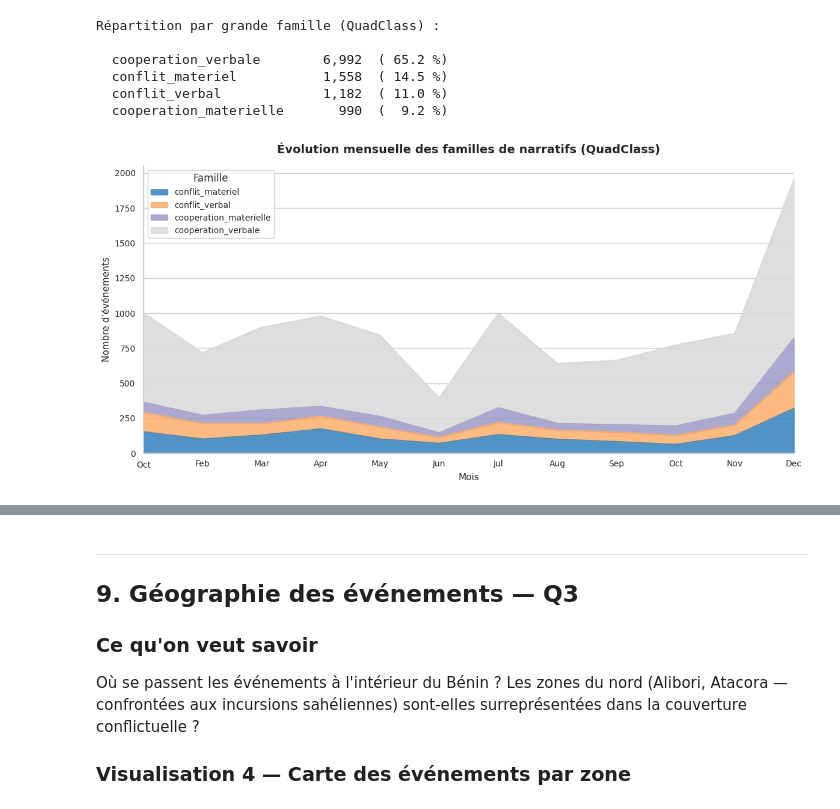
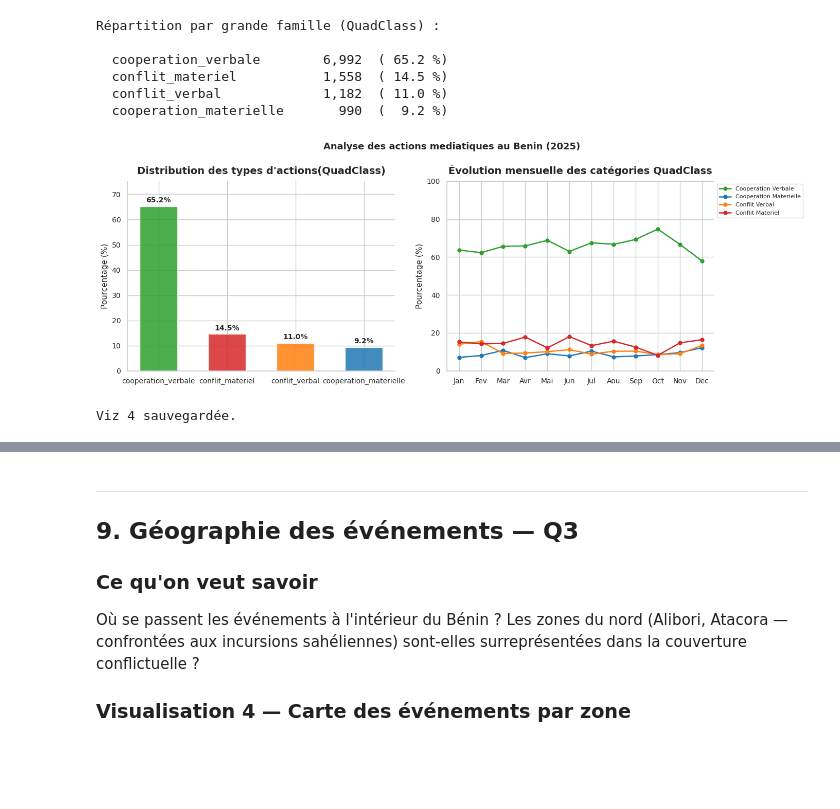
Before and after one commit to CarineEpitech/Hackathon_Isheero_Team04, a Jupyter notebook: notebooks/eda.ipynb, the cells around one changed output, grey strips where cells are left out. Cells and saved outputs as stored; diff of their text form; code cells hidden in the pictures; blank space fills up the shorter version.

Commit message:
add: viz quadclasses

```diff
--- a/notebooks/eda.ipynb
+++ b/notebooks/eda.ipynb
@@ -828,24 +821,64 @@ Répartition par grande famille (QuadClass) :
   conflit_materiel           1,558  ( 14.5 %)
   conflit_verbal             1,182  ( 11.0 %)
   cooperation_materielle       990  (  9.2 %)
-# %%
-# Évolution mensuelle des 4 familles
-narratifs_mensuel = df.groupby(['mois_annee', 'quadclass_label']).size().unstack(fill_value=0)
-narratifs_mensuel.index = pd.to_datetime(narratifs_mensuel.index)
-narratifs_mensuel = narratifs_mensuel.sort_index()
-
-fig, ax = plt.subplots(figsize=(12, 6))
-narratifs_mensuel.plot(kind='area', stacked=True, ax=ax,
-                       colormap='tab20c', alpha=0.85)
-ax.set_title("Évolution mensuelle des familles de narratifs (QuadClass)", pad=15)
-ax.set_xlabel("Mois")
-ax.set_ylabel("Nombre d'événements")
-ax.legend(title="Famille", loc='upper left', framealpha=0.9)
-ax.xaxis.set_major_formatter(mdates.DateFormatter('%b'))
-plt.tight_layout()
-plt.show()
-# %% [output]
-[figure, removed]
+# %%
+# --- Préparation des données en % ---
+# Pour le Barplot (Global)
+couleurs_quad = {
+    'cooperation_verbale': '#2ca02c',     # vert
+    'cooperation_materielle': '#1f77b4',  # bleu
+    'conflit_verbal': '#ff7f0e',          # orange
+    'conflit_materiel': '#d62728'         # rouge
+}
+quad_pct = (df['quadclass_label'].value_counts(normalize=True) * 100)
+
+# Pour l'évolution (Mensuelle)
+# On calcule le total par mois pour diviser chaque catégorie par ce total
+mensuel_total = df.groupby('mois').size()
+quad_mensuel = df.groupby(['mois', 'quadclass_label']).size().unstack(fill_value=0)
+quad_mensuel_pct = quad_mensuel.div(mensuel_total, axis=0) * 100
+
+fig, axes = plt.subplots(1, 2, figsize=(14, 5))
+
+# 1. Barplot en %
+bars = axes[0].bar(
+    quad_pct.index, quad_pct.values,
+    color=[couleurs_quad.get(k, '#cccccc') for k in quad_pct.index],
+    width=0.55, alpha=0.85
+)
+for bar in bars:
+    axes[0].text(bar.get_x() + bar.get_width()/2, bar.get_height() + 1,
+                 f'{bar.get_height():.1f}%', ha='center', va='bottom',
+                 fontsize=10, fontweight='bold')
+
+axes[0].set_title("Distribution des types d'actions(QuadClass)", pad=10)
+axes[0].set_ylabel("Pourcentage (%)")
+axes[0].set_ylim(0, quad_pct.max() + 10) # Marge pour le texte
+
+# 2. Evolution mensuelle en %
+for qc in ['cooperation_verbale','cooperation_materielle','conflit_verbal','conflit_materiel']:
+    if qc in quad_mensuel_pct.columns:
+        axes[1].plot(
+            quad_mensuel_pct.index, quad_mensuel_pct[qc],
+            marker='o', linewidth=1.8, markersize=5,
+            color=couleurs_quad.get(qc,'#cccccc'), label=qc.replace('_',' ').title()
+        )
+
+axes[1].set_xticks(range(1,13))
+axes[1].set_xticklabels([mois_labels[m] for m in range(1,13)])
+axes[1].set_title("Évolution mensuelle des catégories QuadClass", pad=10)
+axes[1].set_ylabel("Pourcentage (%)")
+axes[1].set_ylim(0, 100) # Fixé à 100 car c'est du pourcentage
+axes[1].legend(fontsize=8, loc='upper left', bbox_to_anchor=(1, 1))
+
+plt.suptitle("Analyse des actions mediatiques au Benin (2025)", fontsize=13, fontweight='bold')
+plt.tight_layout()
+plt.savefig('outputs/viz4_quad_class.png', dpi=150, bbox_inches='tight')
+plt.show()
+print("Viz 4 sauvegardée.")
+# %% [output]
+[figure, added]
+Viz 4 sauvegardée.
 # %% [markdown]
 **Ce qu'on observe.**
 
```
Also changed, not shown: parts of 5 cells of this notebook, 1 other file.
